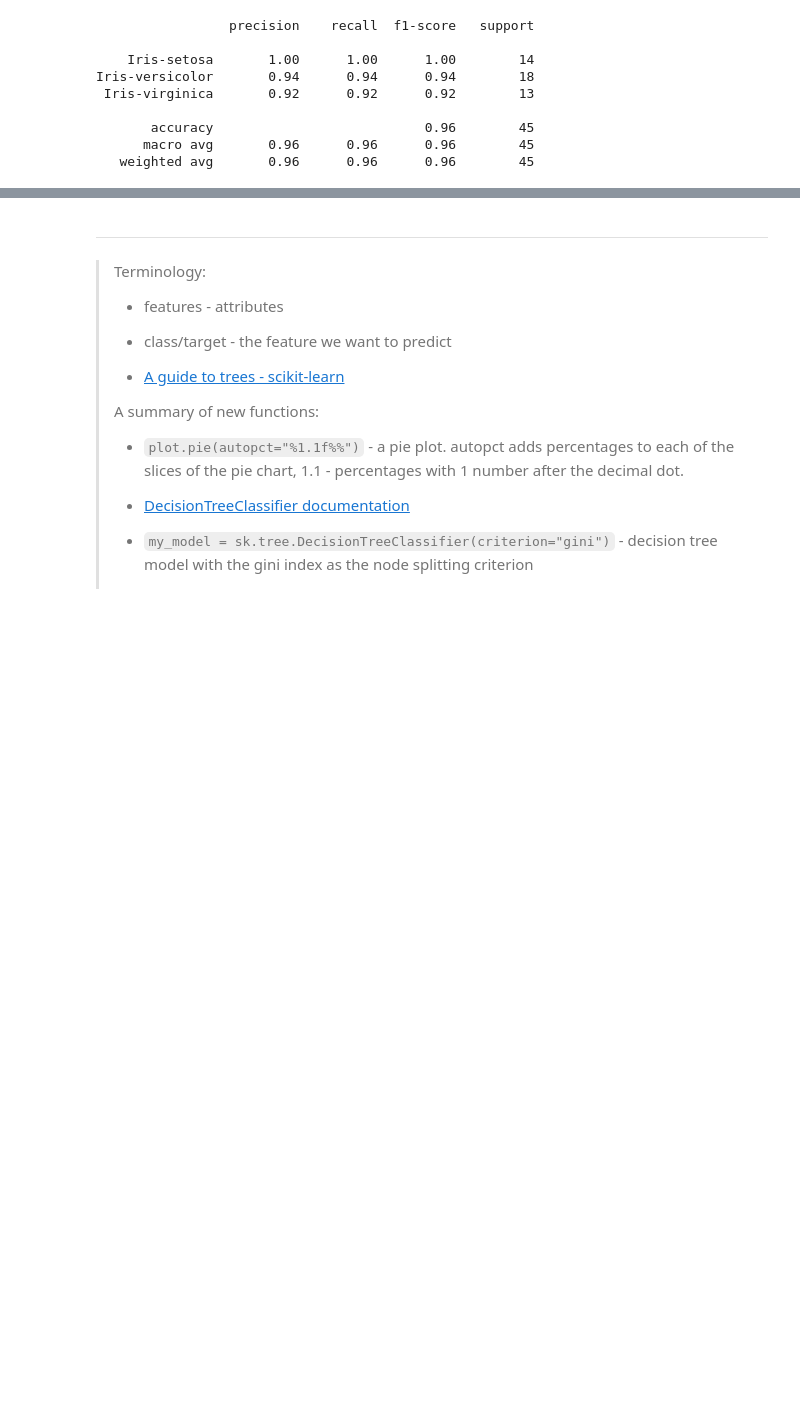
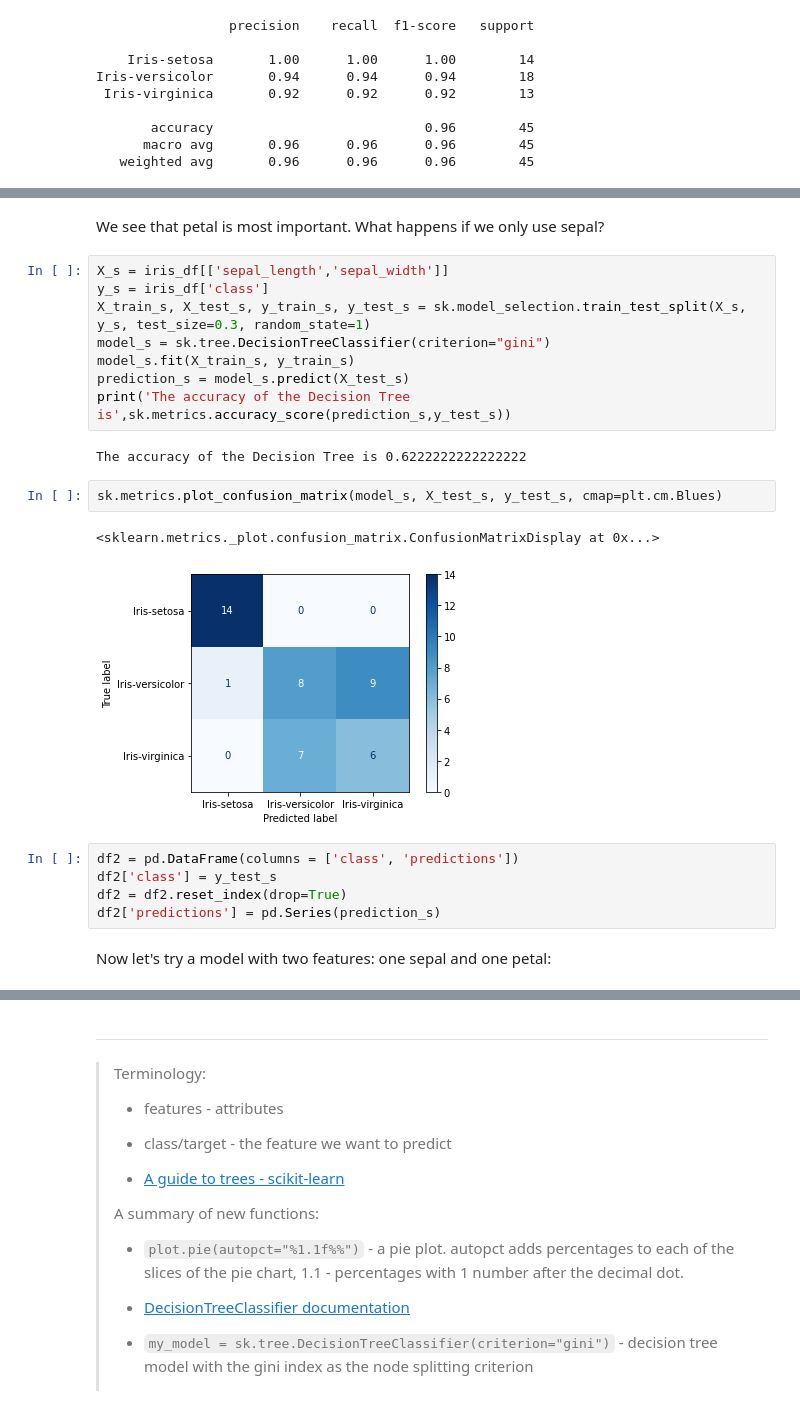
Before and after one commit to nlihin/data-analytics, a Jupyter notebook: unit7.ipynb, the cells around one changed output, grey strips where cells are left out. Cells and saved outputs as stored; diff of their text form; blank space fills up the shorter version.

```diff
--- a/unit7.ipynb
+++ b/unit7.ipynb
@@ -289,0 +340,24 @@ Iris-versicolor       0.94      0.94      0.94        18
+# %% [markdown]
+We see that petal is most important. What happens if we only use sepal?
+# %%
+X_s = iris_df[['sepal_length','sepal_width']]
+y_s = iris_df['class']
+X_train_s, X_test_s, y_train_s, y_test_s = sk.model_selection.train_test_split(X_s, y_s, test_size=0.3, random_state=1)
+model_s = sk.tree.DecisionTreeClassifier(criterion="gini")
+model_s.fit(X_train_s, y_train_s)
+prediction_s = model_s.predict(X_test_s)
+print('The accuracy of the Decision Tree is',sk.metrics.accuracy_score(prediction_s,y_test_s))
+# %% [output]
+The accuracy of the Decision Tree is 0.6222222222222222
+# %%
+sk.metrics.plot_confusion_matrix(model_s, X_test_s, y_test_s, cmap=plt.cm.Blues)
+# %% [output]
+<sklearn.metrics._plot.confusion_matrix.ConfusionMatrixDisplay at 0x...>
+[figure, added]
+# %%
+df2 = pd.DataFrame(columns = ['class', 'predictions'])
+df2['class'] = y_test_s
+df2 = df2.reset_index(drop=True)
+df2['predictions'] = pd.Series(prediction_s)
+# %% [markdown]
+Now let's try a model with two features: one sepal and one petal:
```
Also changed, not shown: parts of 28 cells of this notebook.
